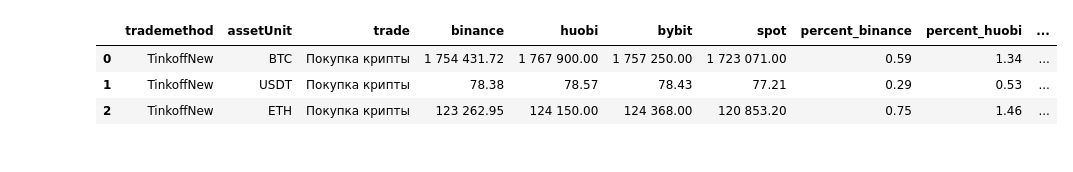
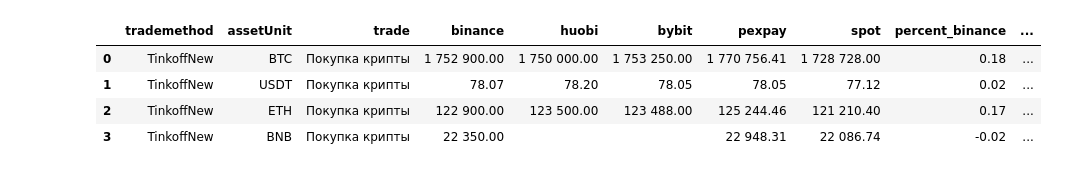
Before and after one commit to MagicMoleMM/convertAudioBooks, a Jupyter notebook: binance_SELL.ipynb, the cells around one changed output. Drawn from its saved outputs; the diff is of its cells as text; code cells hidden in the pictures.

```diff
--- a/binance_SELL.ipynb
+++ b/binance_SELL.ipynb
@@ -69,18 +73,34 @@ headers_bybit = {
     'Content-Length': '114',
     }
 
+headers_pexpay = {
+    'Content-Type': 'application/json',
+    'Accept': '*/*',
+    'Accept-Language': 'ru',
+    'Accept-Encoding': 'gzip, deflate, br',
+    'Host': 'www.pexpay.com',
+    'Origin': 'https://www.pexpay.com',
+    'User-Agent': 'Mozilla/5.0 (Macintosh; Intel Mac OS X 10_15_7) AppleWebKit/605.1.15 (KHTML, like Gecko) Version/16.1 Safari/605.1.15',
+    'Connection': 'keep-alive',
+    'Content-Length': '161',
+    #'x-ui-request-trace:': 'f4e68e34-79da-45e3-8d3c-2dfe0dbffd55',
+    'clienttype': 'web',
+    'lang': 'en',
+    'csrftoken': 'd41d8cd98f00b204e9800998ecf8427e',
+    }
+
 paytypes = [
     #'Advcash',
     #'RUBfiatbalance',
     'TinkoffNew',
     #'YandexMoneyNew',
     'QIWI',
-    #'RosBankNew',
+    'RosBankNew',
 ]
 # %%
 for paytype in paytypes:
 
-    coins = {1,2,3}
+    coins = {1,2,3,-1}
     method = int
     {
         28,
@@ -95,6 +115,8 @@ for paytype in paytypes:
         method = 28
     if paytype == 'QIWI':
         method = 9
+    if paytype == 'RosBankNew':
+        method = 69
 
     results_huobi = []
 
@@ -127,6 +149,7 @@ for paytype in paytypes:
         'BTC',
         'USDT',
         'ETH',
+        'BNB',
     ]
 
     results = []
@@ -135,13 +158,54 @@ for paytype in paytypes:
     fiatUnit = []
     assetUnit = []
     results_bybit = []
+    results_pexpay = []
     payment = []
+    payment_pexpay = []
+
+    if paytype == 'TinkoffNew':
+        payment_pexpay = ["Tinkoff"]
+    if paytype == 'QIWI':
+        payment_pexpay = ["QIWI"]
+    if paytype == 'RosBankNew':
+        payment_pexpay = ["SBP"]
+
+    for asset in assets:
+
+        data_pexpay = {
+            "page":1,
+            "rows":10,
+            "payTypes":payment_pexpay, #"QIWI", "SBP"
+            "classifies":[],
+            "asset":asset,
+            "transAmount":str(deposit),
+            "fiat":"RUB",
+            "merchantCheck":False,
+            "filter":{"payTypes":[]},
+            "tradeType":"BUY"
+            }
+
+        url_pexpay = 'https://www.pexpay.com/bapi/c2c/v1/friendly/c2c/ad/search'
+
+        r_pexpay = requests.post(url_pexpay, headers=headers_pexpay, json=data_pexpay)
+        dt_pexpay = r_pexpay.json()
+        #print((json.dumps(dt, indent=4)))
+
+        try:
+            [dt_pexpay["data"][0]["adDetailResp"]["price"]]
+        except:
+            results_pexpay = results_pexpay + None
+        else:
+            results_pexpay = results_pexpay + [dt_pexpay["data"][0]["adDetailResp"]["price"]]
+
+
 
     for asset in assets:
         if paytype == 'TinkoffNew':
             payment = ["75"]
         if paytype == 'QIWI':
             payment = ["62"]
+        if paytype == 'RosBankNew':
+            payment = ["14"]
 
         data_bybit = {
             "userId":"",
@@ -209,6 +273,7 @@ for paytype in paytypes:
               BTCRUB,
               USDTRUB,
               ETHRUB,
+              BNBRUB,
         ]
 
     dt_pd = pd.DataFrame({
@@ -218,54 +283,63 @@ for paytype in paytypes:
         "binance": results,
         "huobi": results_huobi,
         "bybit": results_bybit,
+        "pexpay": results_pexpay,
         "spot": series,
     })
 
     dt_pd['binance'] = dt_pd['binance'].astype(float)
     dt_pd['huobi'] = dt_pd['huobi'].astype(float)
     dt_pd['bybit'] = dt_pd['bybit'].astype(float)
+    dt_pd['pexpay'] = dt_pd['pexpay'].astype(float)
     dt_pd['spot'] = dt_pd['spot'].astype(float)
     dt_pd['percent_binance'] = np.round(((dt_pd['binance'] - dt_pd['spot'])/(dt_pd['binance']))*100 - 1.2,decimals=2)
     dt_pd['percent_huobi'] = np.round(((dt_pd['huobi'] - dt_pd['spot'])/(dt_pd['huobi']))*100 - 1.2,decimals=2)
     dt_pd['percent_bybit'] = np.round(((dt_pd['bybit'] - dt_pd['spot'])/(dt_pd['bybit']))*100 - 1.2,decimals=2)
+    dt_pd['percent_pexpay'] = np.round(((dt_pd['pexpay'] - dt_pd['spot'])/(dt_pd['pexpay']))*100 - 1.2,decimals=2)
     dt_pd['loss_binance'] = - dt_pd['percent_binance'] * deposit / 100
     dt_pd['loss_huobi'] = - dt_pd['percent_huobi'] * deposit / 100
     dt_pd['loss_bybit'] = - dt_pd['percent_bybit'] * deposit / 100
+    dt_pd['loss_pexpay'] = - dt_pd['percent_pexpay'] * deposit / 100
     dt_pd['QIWI_deposit_price'] = np.round(1.012 * dt_pd['spot'], decimals=2)
 
 
     def highlight_percent(val):
         color = 'coral' if val < 2.0 else ' '
         return 'background-color: %s' % color
 
     display(dt_pd.style
-        .highlight_min(color='coral', subset=['percent_binance','percent_huobi','percent_bybit'],axis=None)
-        .highlight_max(color='#6ac6d0', subset=['loss_binance','loss_huobi','loss_bybit'],axis=None)
+        .highlight_min(color='coral', subset=['percent_binance','percent_huobi','percent_bybit','percent_pexpay'],axis=None)
+        .highlight_max(color='#6ac6d0', subset=['loss_binance','loss_huobi','loss_bybit','loss_pexpay'],axis=None)
         .format(precision=2, na_rep='', thousands=" ")
         #.applymap(highlight_percent, subset=['percent_binance'])
         #.applymap(highlight_percent, subset=['percent_huobi'])
         #.applymap(highlight_percent, subset=['percent_bybit'])
         #.applymap(highlight_loss, subset=['good_loss'])
         )
 
-    status = f"минимальный процент  = {np.round(dt_pd[['percent_binance','percent_huobi','percent_bybit']].min().min(),decimals=2)}%"
+    status_0 = dt_pd[['percent_binance','percent_huobi','percent_bybit','percent_pexpay']].min().min()
+    status = f"минимальный процент  = {np.round(dt_pd[['percent_binance','percent_huobi','percent_bybit','percent_pexpay']].min().min(),decimals=2)}%"
+    loss = np.round(deposit * status_0 / 100, decimals=2)
 
     columns = {
         'percent_binance',
         'percent_huobi',
         'percent_bybit',
+        'percent_pexpay',
     }
 
     for column in columns:
-        row = dt_pd.index[dt_pd[column] == dt_pd[['percent_binance','percent_huobi','percent_bybit']].min().min()].tolist()
+        row = dt_pd.index[dt_pd[column] == dt_pd[['percent_binance','percent_huobi','percent_bybit','percent_pexpay']].min().min()].tolist()
         if row != []:
             column_ = column.replace('percent_', '')
+            price_ = dt_pd[column_][row].values[0]
             active = dt_pd['assetUnit'][row].values[0]
             pay_method = dt_pd['trademethod'][row].values[0]
-            text = f'Лучшая покупка - {active}, платежный метод - {pay_method}, биржа - {column_},  {status}'
+            text = f'Лучшая покупка - {active} по цене {price_}, платежный метод - {pay_method}, биржа - {column_},  {status}. Loss {loss} / Deposit {deposit}'
             display(text)
 # %% [output]
-|  | trademethod | assetUnit | trade | binance | huobi | bybit | spot | percent_binance | percent_huobi | ... |
-| 0 | TinkoffNew | BTC | Покупка крипты | 1 754 431.72 | 1 767 900.00 | 1 757 250.00 | 1 723 071.00 | 0.59 | 1.34 | ... |
-| 1 | TinkoffNew | USDT | Покупка крипты | 78.38 | 78.57 | 78.43 | 77.21 | 0.29 | 0.53 | ... |
-| 2 | TinkoffNew | ETH | Покупка крипты | 123 262.95 | 124 150.00 | 124 368.00 | 120 853.20 | 0.75 | 1.46 | ... |
+|  | trademethod | assetUnit | trade | binance | huobi | bybit | pexpay | spot | percent_binance | ... |
+| 0 | TinkoffNew | BTC | Покупка крипты | 1 752 900.00 | 1 750 000.00 | 1 753 250.00 | 1 770 756.41 | 1 728 728.00 | 0.18 | ... |
+| 1 | TinkoffNew | USDT | Покупка крипты | 78.07 | 78.20 | 78.05 | 78.05 | 77.12 | 0.02 | ... |
+| 2 | TinkoffNew | ETH | Покупка крипты | 122 900.00 | 123 500.00 | 123 488.00 | 125 244.46 | 121 210.40 | 0.17 | ... |
+| 3 | TinkoffNew | BNB | Покупка крипты | 22 350.00 |  |  | 22 948.31 | 22 086.74 | -0.02 | ... |
```
Also changed, not shown: parts of 2 cells of this notebook, 4 other files.
